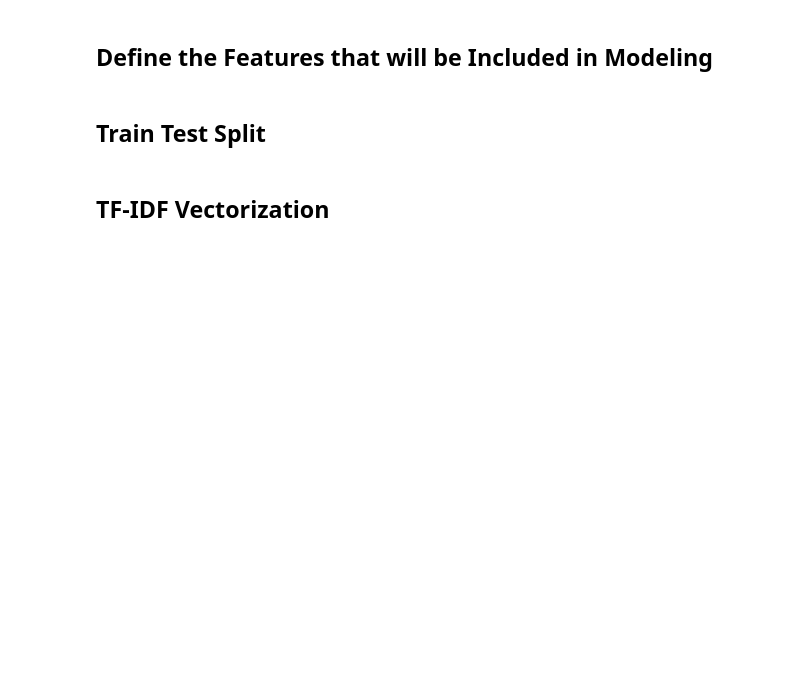
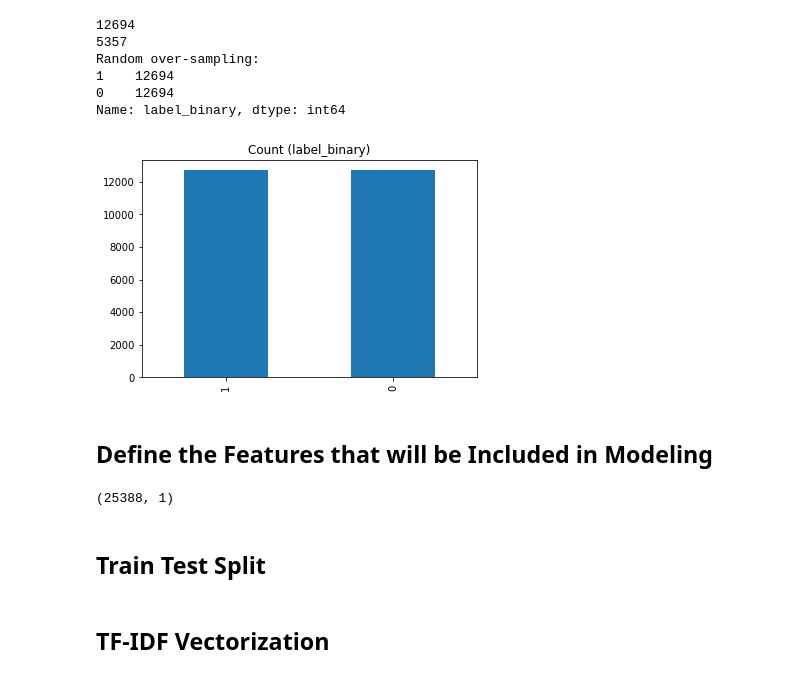
Before and after one commit to leokfwong/fake-news, a Jupyter notebook: modeling.ipynb, the cells around one changed output. Cells and saved outputs as stored; diff of their text form; code cells hidden in the pictures; blank space fills up the shorter version.

```diff
--- a/modeling.ipynb
+++ b/modeling.ipynb
@@ -27,3 +42,32 @@ df_full.head()
+# %%
+# Class count
+count_class_0, count_class_1 = df_full['label_binary'].value_counts()
+
+# Divide by class
+df_class_0 = df_full[df_full['label_binary'] == 0]
+print(len(df_class_0))
+df_class_1 = df_full[df_full['label_binary'] == 1]
+print(len(df_class_1))
+
+df_class_1_resample = df_class_1.sample(count_class_0 - count_class_1, replace=True)
+df_class_1_over = df_class_1.append(df_class_1_resample)
+df_test_over = pd.concat([df_class_0, df_class_1_over], axis=0)
+
+print('Random over-sampling:')
+print(df_test_over['label_binary'].value_counts())
+
+df_test_over['label_binary'].value_counts().plot(kind='bar', title='Count (label_binary)');
+df_test_over.shape
+
+df_full_proc = df_test_over
+# %% [output]
+12694
+5357
+Random over-sampling:
+1    12694
+0    12694
+Name: label_binary, dtype: int64
+[figure, added]
 # %% [markdown]
 ## Define the Features that will be Included in Modeling
 # %%
@@ -42,3 +86,7 @@ labels = df_full['label_binary'].to_numpy()
+# %%
+features.shape
+# %% [output]
+(25388, 1)
 # %% [markdown]
 ## Train Test Split
 # %%
```
Also changed, not shown: parts of 22 cells of this notebook, 10 other files.
